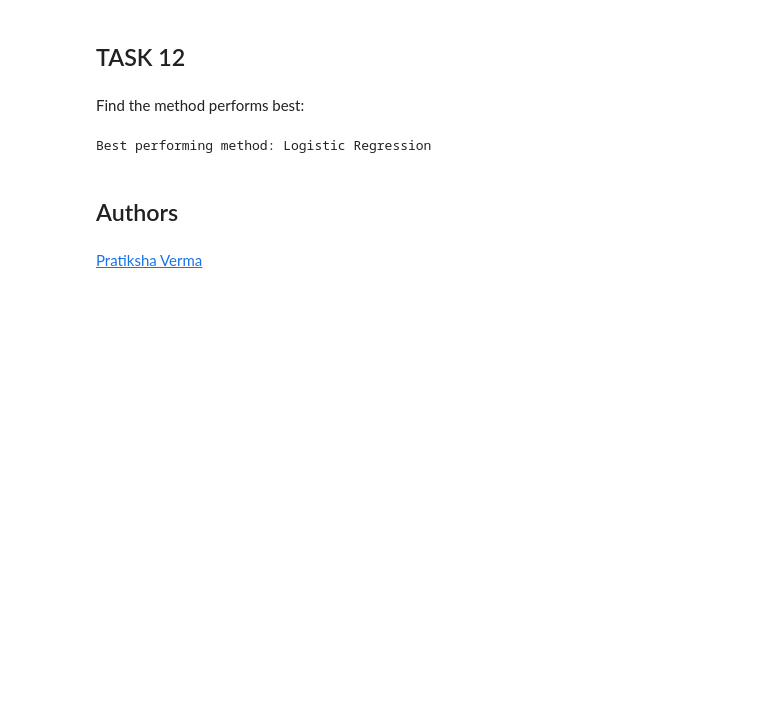
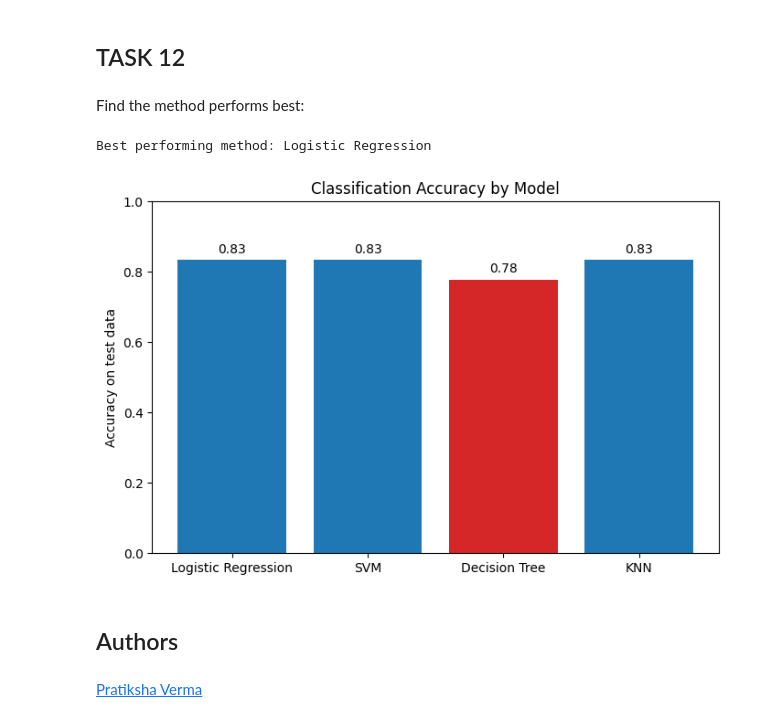
Before and after one commit to anatesan-01/Data-Science-Capstone--IBM, a Jupyter notebook: SpaceX-Machine-Learning-Prediction-Part-5-v1 (2).ipynb, the cells around one changed output. Drawn from its saved outputs; the diff is of its cells as text; code cells hidden in the pictures; blank space fills up the shorter version.

```diff
--- a/SpaceX-Machine-Learning-Prediction-Part-5-v1 (1).ipynb
+++ b/SpaceX-Machine-Learning-Prediction-Part-5-v1 (2).ipynb
@@ -372,6 +374,6 @@ parameters = {'n_neighbors': [1, 2, 3, 4, 5, 6, 7, 8, 9, 10],
 
 KNN = KNeighborsClassifier()
 # %%
-knn_cv = GridSearchCV(KNN, parameters, cv=5)
+knn_cv = GridSearchCV(KNN, parameters, cv=10)
 knn_cv.fit(X_train, Y_train)
 # %% [output]
@@ -412,6 +414,20 @@ names = ['Logistic Regression', 'SVM', 'Decision Tree', 'KNN']
 print("Best performing method:", names[scores.index(max(scores))])
 # %% [output]
 Best performing method: Logistic Regression
+# %%
+scores = [score_lr, score_svm, score_tree, score_knn]
+names = ['Logistic Regression', 'SVM', 'Decision Tree', 'KNN']
+
+plt.figure(figsize=(8, 5))
+bars = plt.bar(names, scores, color=['#1f77b4', '#1f77b4', '#d62728', '#1f77b4'])
+plt.ylim(0, 1)
+plt.ylabel('Accuracy on test data')
+plt.title('Classification Accuracy by Model')
+for bar, s in zip(bars, scores):
+    plt.text(bar.get_x() + bar.get_width()/2, s + 0.02, f'{s:.2f}', ha='center')
+plt.show()
+# %% [output]
+[figure, added]
 # %% [markdown]
 ## Authors
 # %% [markdown]
```
Also changed, not shown: parts of 12 cells of this notebook, 20 other files.
